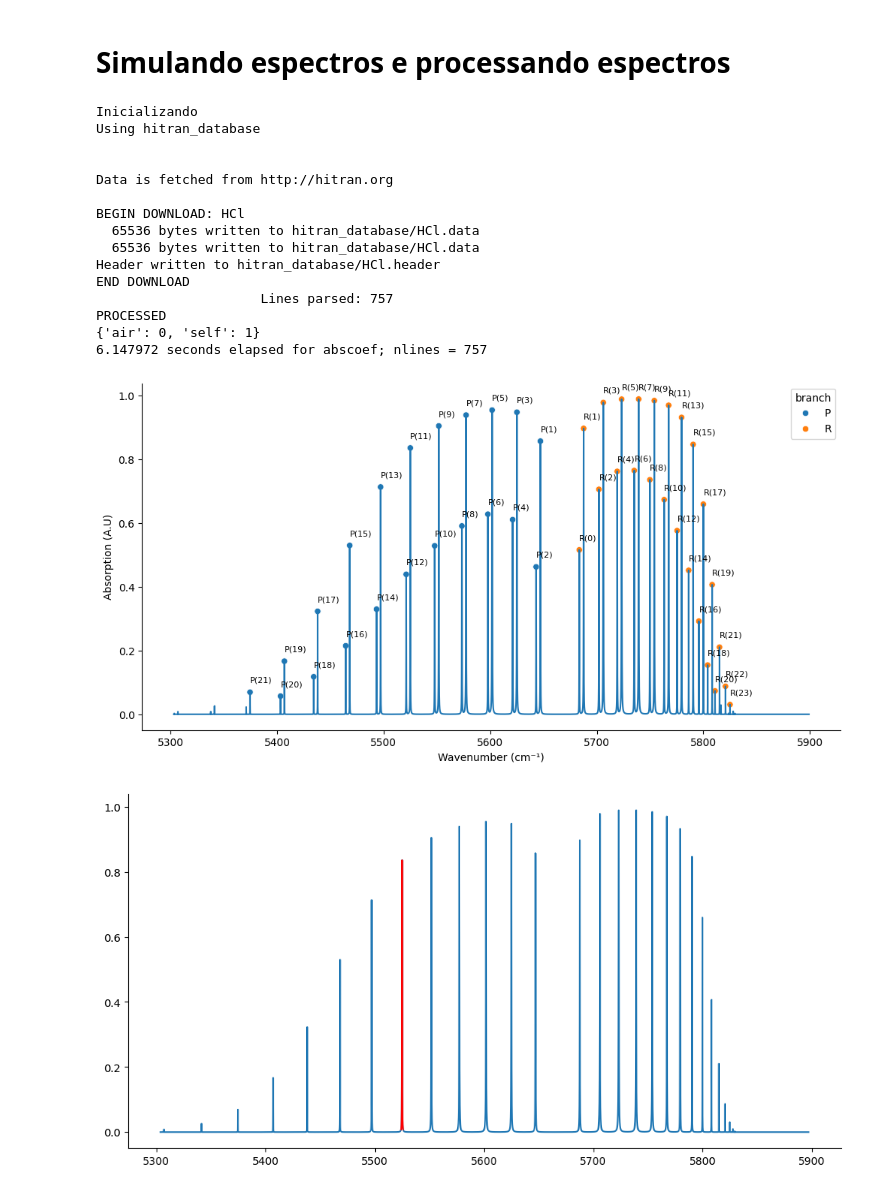
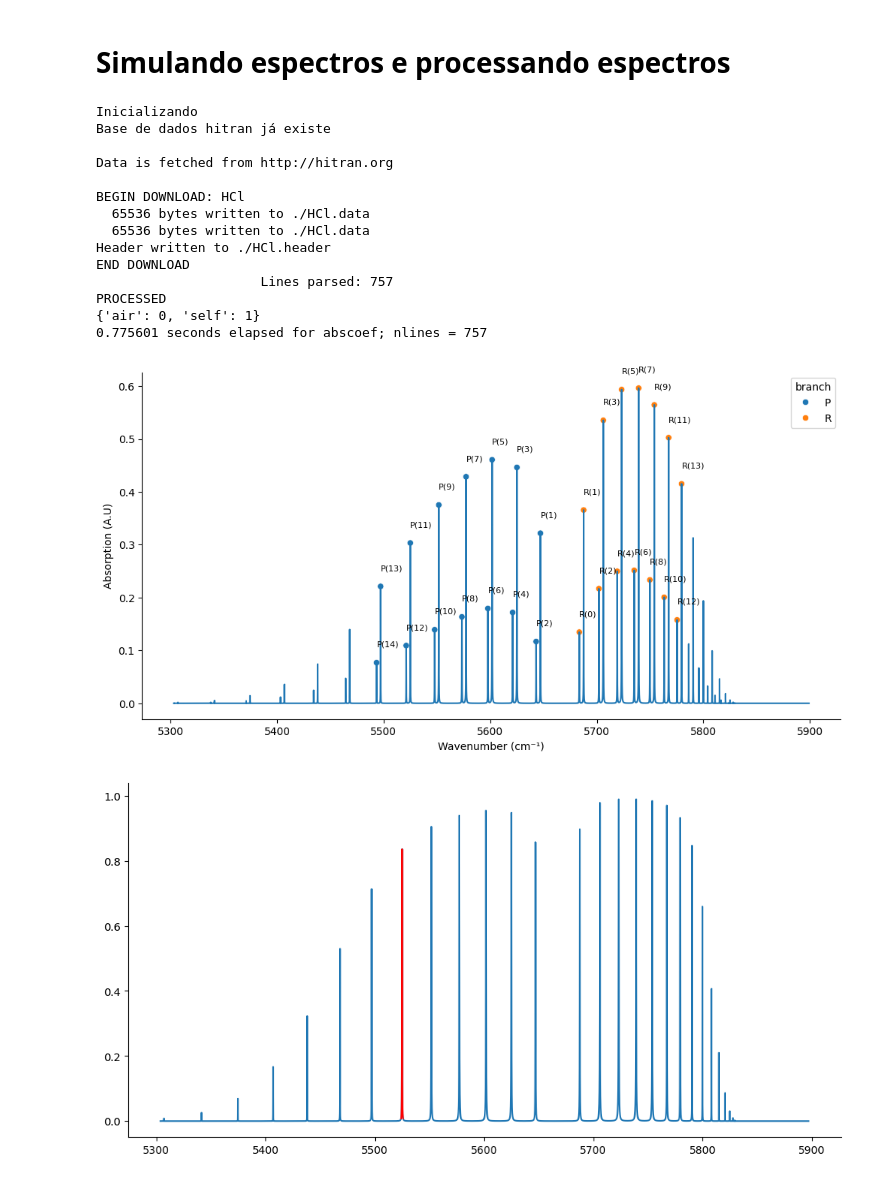
Before and after one commit to Alexandre-Esposte/LineProphet-Machine-Learning-for-Spectral-Attributes, a Jupyter notebook: nbs/for_images.ipynb, the cells around one changed output. Drawn from its saved outputs; the diff is of its cells as text; code cells hidden in the pictures.

```diff
--- a/nbs/for_images.ipynb
+++ b/nbs/for_images.ipynb
@@ -14,42 +33,41 @@ import plotly.express as px
 # %%
 s = SpectraGenerator()
 
 s.downloadMolecule('HCl', (52,53), (5300,5900))
 
 pressure = 0.354 #atm
 temperature = 293 # Kelvin
 
-optical_length = 10 #cm
+optical_length = 2 #cm
 
 #Simulando o espectro
-s.simulateSpectra('HCl',{'air':0, 'self':1}, {'l':optical_length,'p':pressure,'T':temperature})
+s.simulateSpectra('HCl',{'air':0, 'self':1}, {'l':optical_length,'p':pressure,'T':temperature},step=0.01)
 
 # Organizando as linhas
 lines = branchClassification(s.spectra, findPeaksParams={'height':0},thresoldBranch=5665)
 
 lines['pressure'] = pressure
 lines['temperature'] = temperature
 
 # Realizando o fit das linhas pelo perfil de Voigt
 
 plotSpectrum(s.spectra,lines)
 # %% [output]
 Inicializando
-Using hitran_database
-
+Base de dados hitran já existe
 
 Data is fetched from http://hitran.org
 
 BEGIN DOWNLOAD: HCl
-  65536 bytes written to hitran_database/HCl.data
-  65536 bytes written to hitran_database/HCl.data
-Header written to hitran_database/HCl.header
+  65536 bytes written to ./HCl.data
+  65536 bytes written to ./HCl.data
+Header written to ./HCl.header
 END DOWNLOAD
                      Lines parsed: 757
 PROCESSED
 {'air': 0, 'self': 1}
-6.147972 seconds elapsed for abscoef; nlines = 757
+0.775601 seconds elapsed for abscoef; nlines = 757
-[figure, old version]
+[figure, new version]
 # %%
 x,y = filterLine(s.spectra,lines.loc[5,'wavenumber'],lines.loc[5,'absorption'],0.01)
 
```
Also changed, not shown: parts of 1 cell of this notebook, 15 other files.
